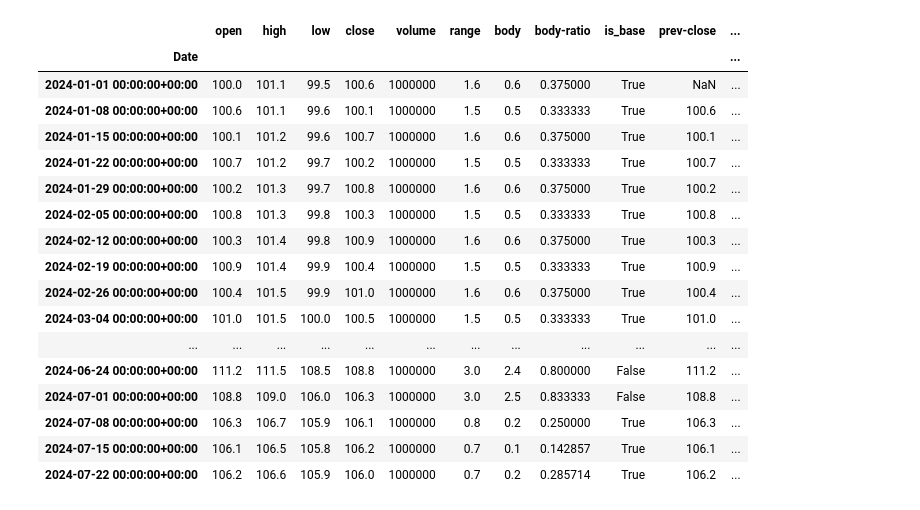
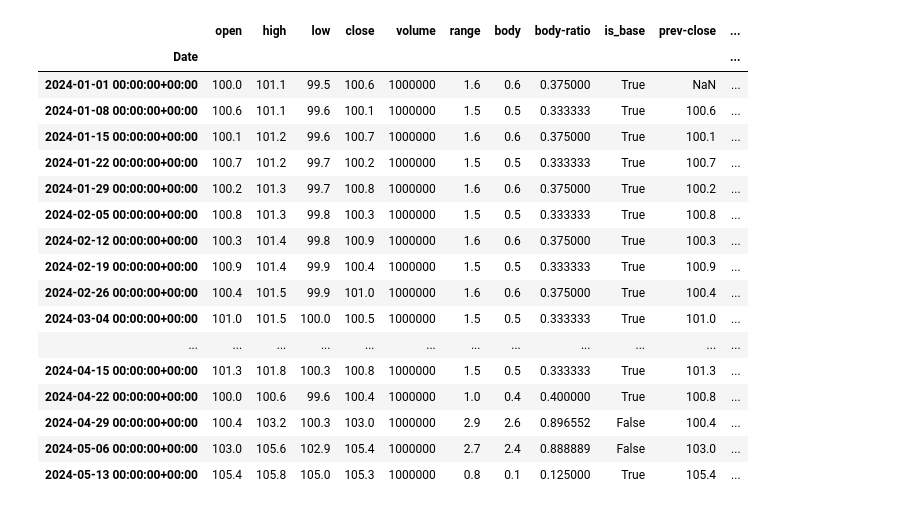
Before and after one commit to anabil-muthmercapital/S-D-learning, a Jupyter notebook: notebooks/02_candle_primitives.ipynb, the cells around one changed output. Drawn from its saved outputs; the diff is of its cells as text; code cells hidden in the pictures.

```diff
--- a/notebooks/02_candle_primitives.ipynb
+++ b/notebooks/02_candle_primitives.ipynb
@@ -1,36 +36,36 @@
 # %%
 import pandas as pd
 
 
 BASE_BODY_RATIO_MAX: float = 0.50   # candle is "base" if body / range <= 0.50
 
 df = pd.read_csv("../fixtures.csv", index_col=0, parse_dates=True)
 
 df["range"] = df["high"] - df["low"]
 df["body"] = abs(df["close"] - df["open"])
 df["body-ratio"] = df["body"] / df["range"]
 df["is_base"] = df["body-ratio"] <= BASE_BODY_RATIO_MAX
 df["prev-close"] = df["close"].shift(1)
 df["is_doji"] = df["body-ratio"] <= 0.1
 df["is_bullish"] = df["close"] > df["open"]
 df.to_csv("../fixtures_enhanced.csv")
-df.head(30)
+df.head(20)
 # %% [output]
 |  | open | high | low | close | volume | range | body | body-ratio | is_base | prev-close | ... |
 | Date |  |  |  |  |  |  |  |  |  |  | ... |
 | 2024-01-01 00:00:00+00:00 | 100.0 | 101.1 | 99.5 | 100.6 | 1000000 | 1.6 | 0.6 | 0.375000 | True | NaN | ... |
 | 2024-01-08 00:00:00+00:00 | 100.6 | 101.1 | 99.6 | 100.1 | 1000000 | 1.5 | 0.5 | 0.333333 | True | 100.6 | ... |
 | 2024-01-15 00:00:00+00:00 | 100.1 | 101.2 | 99.6 | 100.7 | 1000000 | 1.6 | 0.6 | 0.375000 | True | 100.1 | ... |
 | 2024-01-22 00:00:00+00:00 | 100.7 | 101.2 | 99.7 | 100.2 | 1000000 | 1.5 | 0.5 | 0.333333 | True | 100.7 | ... |
 | 2024-01-29 00:00:00+00:00 | 100.2 | 101.3 | 99.7 | 100.8 | 1000000 | 1.6 | 0.6 | 0.375000 | True | 100.2 | ... |
 | 2024-02-05 00:00:00+00:00 | 100.8 | 101.3 | 99.8 | 100.3 | 1000000 | 1.5 | 0.5 | 0.333333 | True | 100.8 | ... |
 | 2024-02-12 00:00:00+00:00 | 100.3 | 101.4 | 99.8 | 100.9 | 1000000 | 1.6 | 0.6 | 0.375000 | True | 100.3 | ... |
 | 2024-02-19 00:00:00+00:00 | 100.9 | 101.4 | 99.9 | 100.4 | 1000000 | 1.5 | 0.5 | 0.333333 | True | 100.9 | ... |
 | 2024-02-26 00:00:00+00:00 | 100.4 | 101.5 | 99.9 | 101.0 | 1000000 | 1.6 | 0.6 | 0.375000 | True | 100.4 | ... |
 | 2024-03-04 00:00:00+00:00 | 101.0 | 101.5 | 100.0 | 100.5 | 1000000 | 1.5 | 0.5 | 0.333333 | True | 101.0 | ... |
 | ... | ... | ... | ... | ... | ... | ... | ... | ... | ... | ... | ... |
-| 2024-06-24 00:00:00+00:00 | 111.2 | 111.5 | 108.5 | 108.8 | 1000000 | 3.0 | 2.4 | 0.800000 | False | 111.2 | ... |
-| 2024-07-01 00:00:00+00:00 | 108.8 | 109.0 | 106.0 | 106.3 | 1000000 | 3.0 | 2.5 | 0.833333 | False | 108.8 | ... |
-| 2024-07-08 00:00:00+00:00 | 106.3 | 106.7 | 105.9 | 106.1 | 1000000 | 0.8 | 0.2 | 0.250000 | True | 106.3 | ... |
-| 2024-07-15 00:00:00+00:00 | 106.1 | 106.5 | 105.8 | 106.2 | 1000000 | 0.7 | 0.1 | 0.142857 | True | 106.1 | ... |
-| 2024-07-22 00:00:00+00:00 | 106.2 | 106.6 | 105.9 | 106.0 | 1000000 | 0.7 | 0.2 | 0.285714 | True | 106.2 | ... |
+| 2024-04-15 00:00:00+00:00 | 101.3 | 101.8 | 100.3 | 100.8 | 1000000 | 1.5 | 0.5 | 0.333333 | True | 101.3 | ... |
+| 2024-04-22 00:00:00+00:00 | 100.0 | 100.6 | 99.6 | 100.4 | 1000000 | 1.0 | 0.4 | 0.400000 | True | 100.8 | ... |
+| 2024-04-29 00:00:00+00:00 | 100.4 | 103.2 | 100.3 | 103.0 | 1000000 | 2.9 | 2.6 | 0.896552 | False | 100.4 | ... |
+| 2024-05-06 00:00:00+00:00 | 103.0 | 105.6 | 102.9 | 105.4 | 1000000 | 2.7 | 2.4 | 0.888889 | False | 103.0 | ... |
+| 2024-05-13 00:00:00+00:00 | 105.4 | 105.8 | 105.0 | 105.3 | 1000000 | 0.8 | 0.1 | 0.125000 | True | 105.4 | ... |
```
Also changed, not shown: parts of 2 cells of this notebook, 14 other files.
